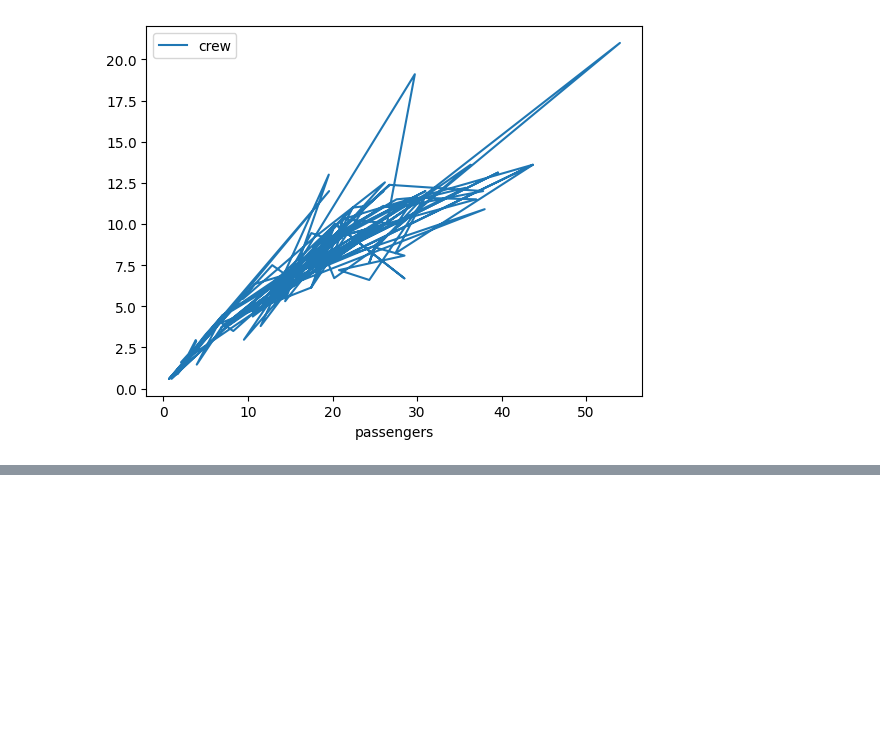
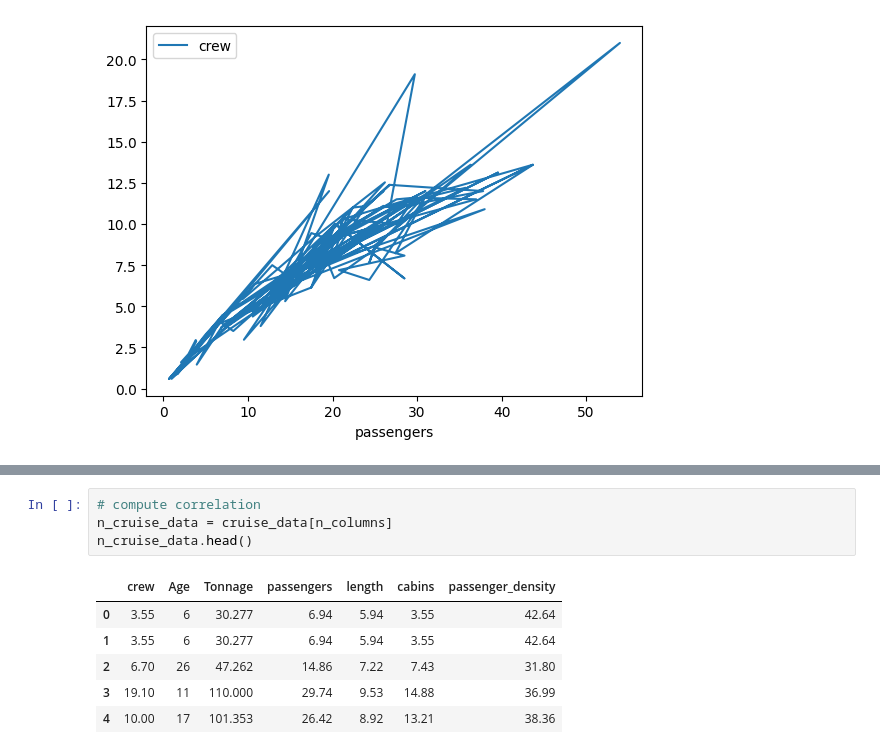
Before and after one commit to enwokedi96/ship_recommendation, a Jupyter notebook: cruise_ship_recommender.ipynb, the cells around one changed output, grey strips where cells are left out. Saved outputs shown, nothing was run; the diff lists cells and outputs as text; blank space fills up the shorter version.

```diff
--- a/cruise_ship_recommender.ipynb
+++ b/cruise_ship_recommender.ipynb
@@ -74,0 +75,11 @@ for i in cruise_data.columns:
+# %%
+# compute correlation
+n_cruise_data = cruise_data[n_columns]
+n_cruise_data.head()
+# %% [output]
+|  | crew | Age | Tonnage | passengers | length | cabins | passenger_density |
+| 0 | 3.55 | 6 | 30.277 | 6.94 | 5.94 | 3.55 | 42.64 |
+| 1 | 3.55 | 6 | 30.277 | 6.94 | 5.94 | 3.55 | 42.64 |
+| 2 | 6.70 | 26 | 47.262 | 14.86 | 7.22 | 7.43 | 31.80 |
+| 3 | 19.10 | 11 | 110.000 | 29.74 | 9.53 | 14.88 | 36.99 |
+| 4 | 10.00 | 17 | 101.353 | 26.42 | 8.92 | 13.21 | 38.36 |
```
Also changed, not shown: parts of 3 cells of this notebook.
